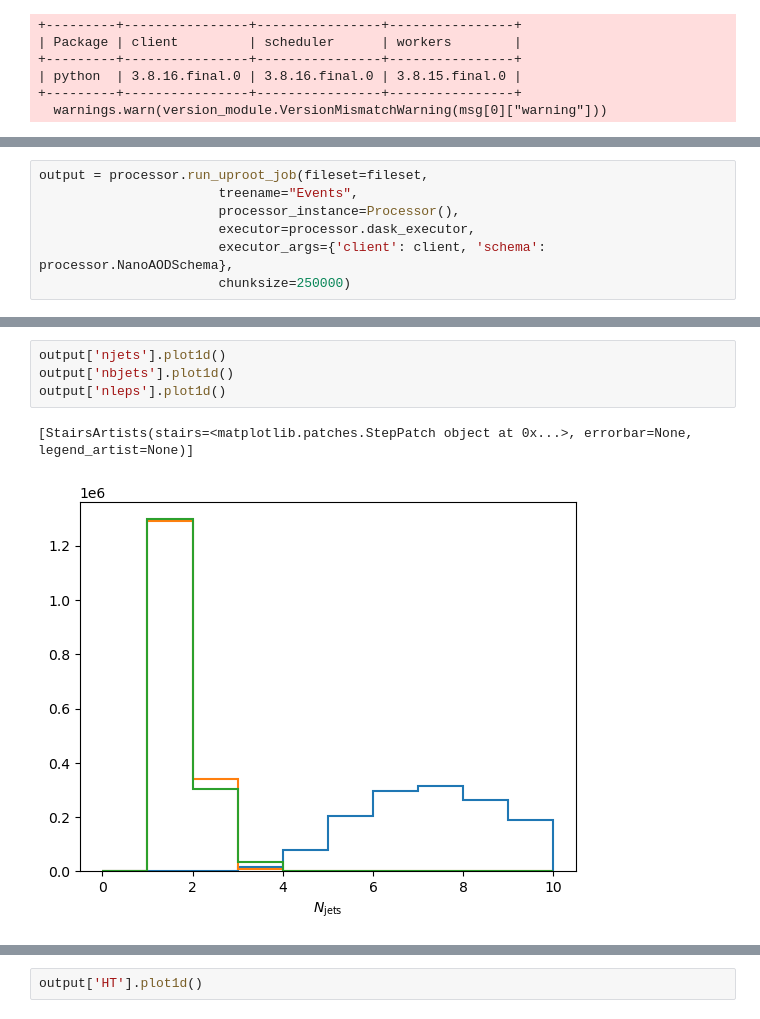
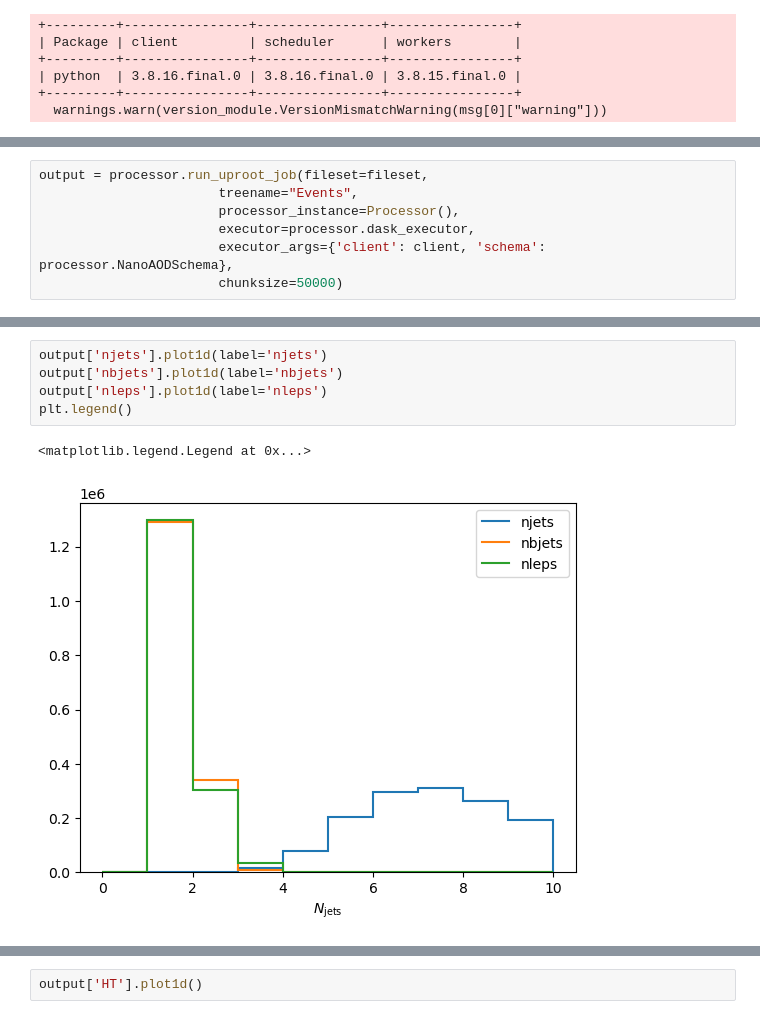
Before and after one commit to bryates/BFrag, a Jupyter notebook: scripts/Jet_example.ipynb, the cells around one changed output, grey strips where cells are left out. Drawn from its saved outputs; the diff is of its cells as text.

```diff
--- a/scripts/Jet_example.ipynb
+++ b/scripts/Jet_example.ipynb
@@ -1639,5 +1675,5 @@ output = processor.run_uproot_job(fileset=fileset,
                        processor_instance=Processor(),
                        executor=processor.dask_executor,
                        executor_args={'client': client, 'schema': processor.NanoAODSchema},
-                       chunksize=250000)
+                       chunksize=50000)
 # %% [output]
@@ -1647,7 +1687,8 @@ output = processor.run_uproot_job(fileset=fileset,
 # %%
-output['njets'].plot1d()
-output['nbjets'].plot1d()
-output['nleps'].plot1d()
+output['njets'].plot1d(label='njets')
+output['nbjets'].plot1d(label='nbjets')
+output['nleps'].plot1d(label='nleps')
+plt.legend()
 # %% [output]
-[StairsArtists(stairs=<matplotlib.patches.StepPatch object at 0x...>, errorbar=None, legend_artist=None)]
+<matplotlib.legend.Legend at 0x...>
-[figure, old version]
+[figure, new version]
```
Also changed, not shown: parts of 15 cells of this notebook.
